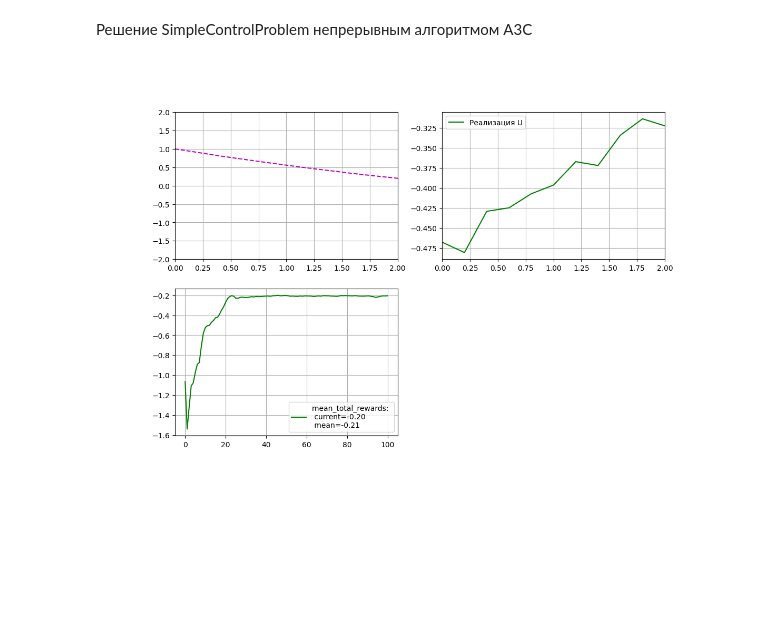
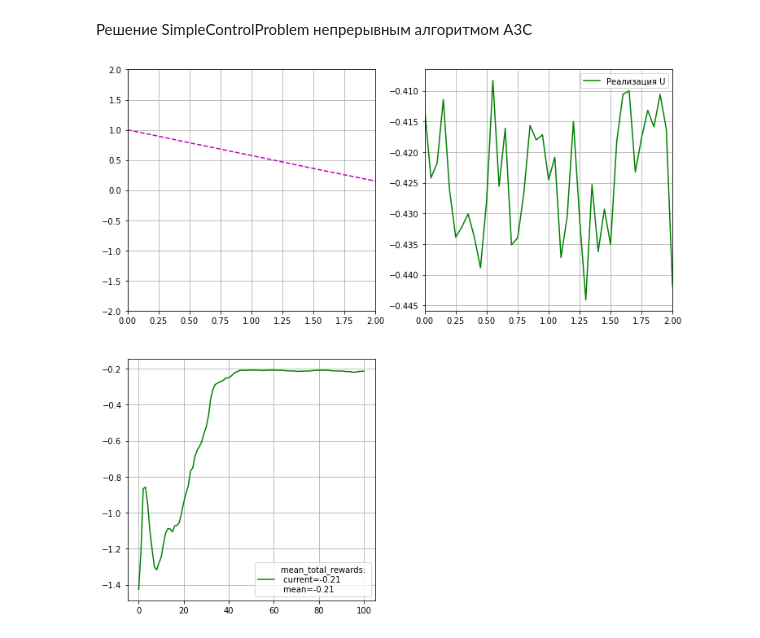
Before and after one commit to imm-rl-lab/reinforcement_learning_baseline, a Jupyter notebook: Testing/SimpleControlProblem-A3C_Continuous.ipynb, the cells around one changed output. Saved outputs shown, nothing was run; the diff lists cells and outputs as text; code cells hidden in the pictures; blank space fills up the shorter version.

```diff
--- a/Testing/SimpleControlProblem-A3C_Continuous.ipynb
+++ b/Testing/SimpleControlProblem-A3C_Continuous.ipynb
@@ -1,25 +1,31 @@
 # %% [markdown]
 Решение SimpleControlProblem непрерывным алгоритмом A3C
 # %%
+import os, sys
+sys.path.insert(0, os.path.abspath('..'))
+
 import torch.nn as nn
 from Agents.Utilities.SequentialNetwork import SequentialNetwork
 from Agents.A2C import A2C_Continuous
 from Agents.Utilities.AsynchronousAgentMaker import AsynchronousAgentMaker
 from Environments.SimpleControlProblem.SimpleControlProblem import SimpleControlProblem
 from Environments.SimpleControlProblem.SimpleControlProblemVisualizer import SimpleControlProblemVisualizer
 import Solvers.OneAgentSolver as solver
+%load_ext autoreload
+%autoreload 2
 
-env = SimpleControlProblem(dt=0.2)
+#environment initialization
+env = SimpleControlProblem()
 
+#agent initialization
 pi_model = SequentialNetwork([env.state_dim, 128, 1], nn.ReLU())
 v_model = SequentialNetwork([env.state_dim, 128, 1], nn.ReLU())
-A2C = A2C_Continuous
-agent = A2C(env.action_min, env.action_max, pi_model, v_model,
-             gamma=1, pi_model_lr=1e-3, v_model_lr=1e-3, entropy_threshold=0.01)
-
+agent = A2C_Continuous(env.action_min, env.action_max, pi_model, v_model,
+                       gamma=1, pi_model_lr=1e-3, v_model_lr=1e-3, entropy_threshold=0.01)
 agent = AsynchronousAgentMaker(agent)
 
-visualizer = SimpleControlProblemVisualizer(waiting_for_show=50)
-solver.go_asynchronously(env, agent, episode_n=201, show=visualizer.show, session_len=2500, session_n=10)
+#learning
+visualizer = SimpleControlProblemVisualizer(waiting_for_show=10)
+solver.go_asynchronously(env, agent, episode_n=101, show=visualizer.show, session_len=2500, session_n=10)
+# %% [output]
+[figure, added]
-# %% [markdown]
-![SimpleControlProblem_with_A3C_Continuous.png](embedded-picture-1)
```
